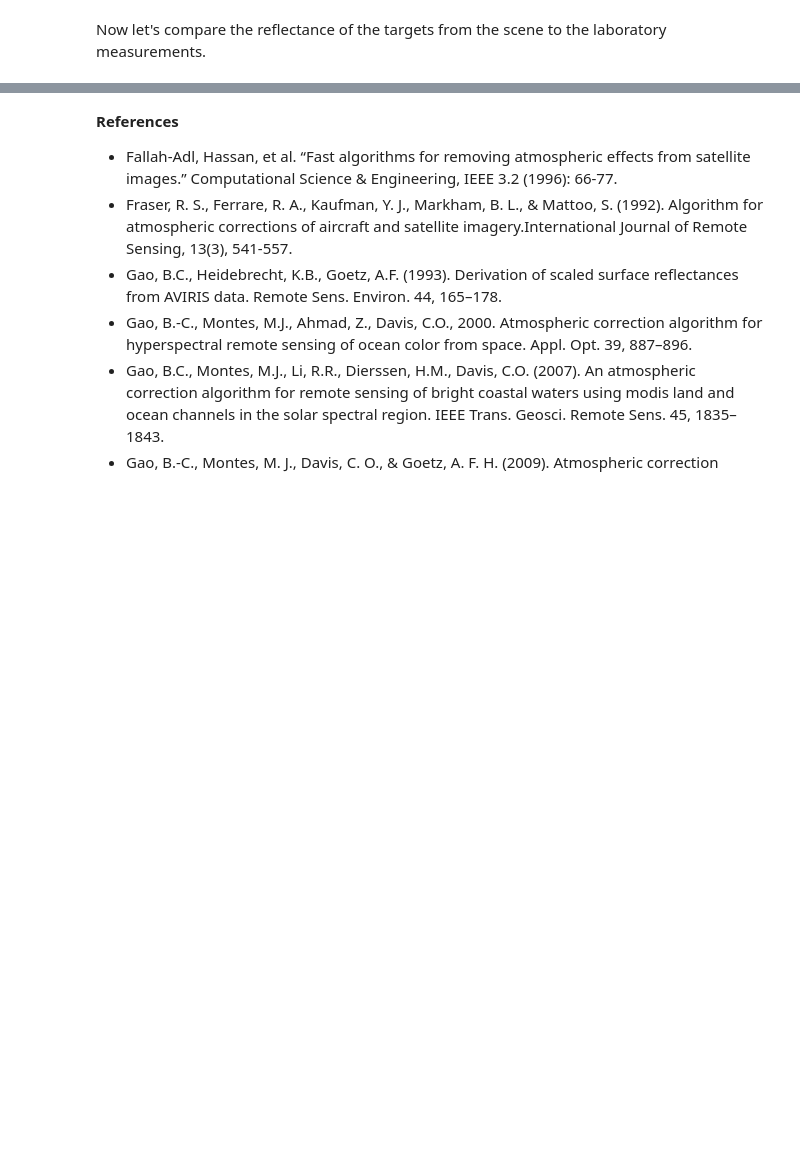
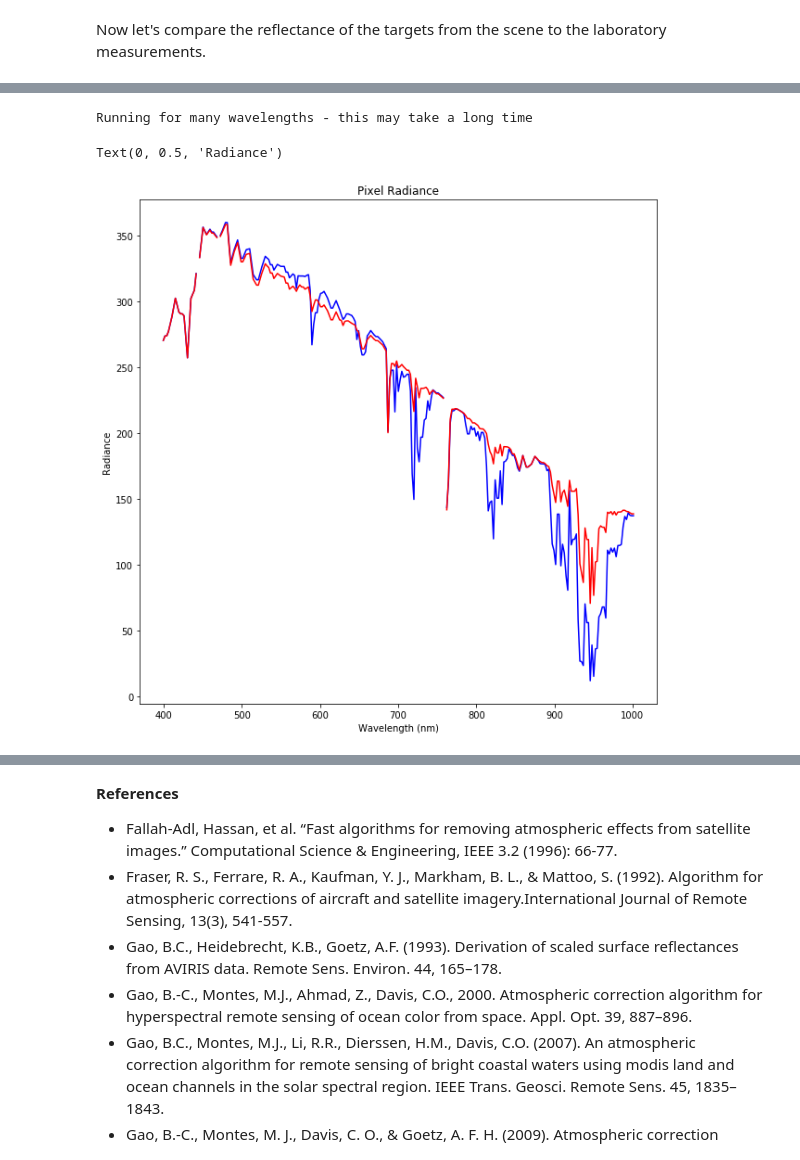
Before and after one commit to GatorSense/AtmosphericCorrectionIntroduction, a Jupyter notebook: 3. Radiative Transfer Models.ipynb, the cells around one changed output, grey strips where cells are left out. Drawn from its saved outputs; the diff is of its cells as text; code cells hidden in the pictures; blank space fills up the shorter version.

```diff
--- a/3. Radiative Transfer Models.ipynb
+++ b/3. Radiative Transfer Models.ipynb
@@ -314,3 +314,61 @@ for i in range(0,len(left)): #
+# %%
+# Running Simulation Differences
+
+# Create a SixS object with parameters
+s1 = SixS()
+s1.atmos_profile = AtmosProfile.PredefinedType(AtmosProfile.Tropical)
+s1.aero_profile = AeroProfile.PredefinedType(AeroProfile.Continental)
+s1.aot550 = None
+s1.visibility = 20
+s1.geometry = Geometry.User()
+s1.geometry.solar_z = 31.81471
+s1.geometry.solar_a = 228.0553
+s1.geometry.day = 6
+s1.geometry.month = 9
+s1.altitudes = Altitudes()
+s1.altitudes.set_sensor_custom_altitude(0.06)
+s1.altitudes.set_target_sea_level()
+s1.ground_reflectance = GroundReflectance.HomogeneousLambertian(0.7) # A spectrally-constant reflectance of 1
+
+# Run the model for the the Nano Hyperspec Cameras
+wavelengths, results = SixSHelpers.Wavelengths.run_wavelengths(s1, wave/1000, verbose=False)
+pix_total_rad_s1 = np.zeros((numBands))
+for w in range(0,numBands):
+    pix_total_rad_s1[w] = results[w].pixel_radiance
+
+# Create a SixS object with parameters
+s2 = SixS()
+s2.atmos_profile = AtmosProfile.PredefinedType(AtmosProfile.SubarcticWinter)
+s2.aero_profile = AeroProfile.PredefinedType(AeroProfile.Continental)
+s2.aot550 = None
+s2.visibility = 20
+s2.geometry = Geometry.User()
+s2.geometry.solar_z = 31.81471
+s2.geometry.solar_a = 228.0553
+s2.geometry.day = 6
+s2.geometry.month = 9
+s2.altitudes = Altitudes()
+s2.altitudes.set_sensor_custom_altitude(0.06)
+s2.altitudes.set_target_sea_level()
+s2.ground_reflectance = GroundReflectance.HomogeneousLambertian(0.7) # A spectrally-constant reflectance of 1
+
+# Run the model for the the Nano Hyperspec Cameras
+wavelengths, results = SixSHelpers.Wavelengths.run_wavelengths(s2, wave/1000, verbose=False)
+pix_total_rad_s2 = np.zeros((numBands))
+for w in range(0,numBands):
+    pix_total_rad_s2[w] = results[w].pixel_radiance
+
+# Plot results
+plt.figure(figsize=(10,10))
+plt.plot(wave, pix_total_rad_s1, color='blue')
+plt.plot(wave, pix_total_rad_s2, color='red')
+plt.title('Pixel Radiance')
+plt.xlabel('Wavelength (nm)')
+plt.ylabel('Radiance')
+# %% [output]
+Running for many wavelengths - this may take a long time
+Text(0, 0.5, 'Radiance')
+[figure, added]
 # %% [markdown]
 **Final Take Away**
 * Radiative Transfer Models can generate accurate atmospheric correction compared to other methods because it is based on the optics/physics of the atmosphere.
```
Also changed, not shown: parts of 8 cells of this notebook, 2 other files.
